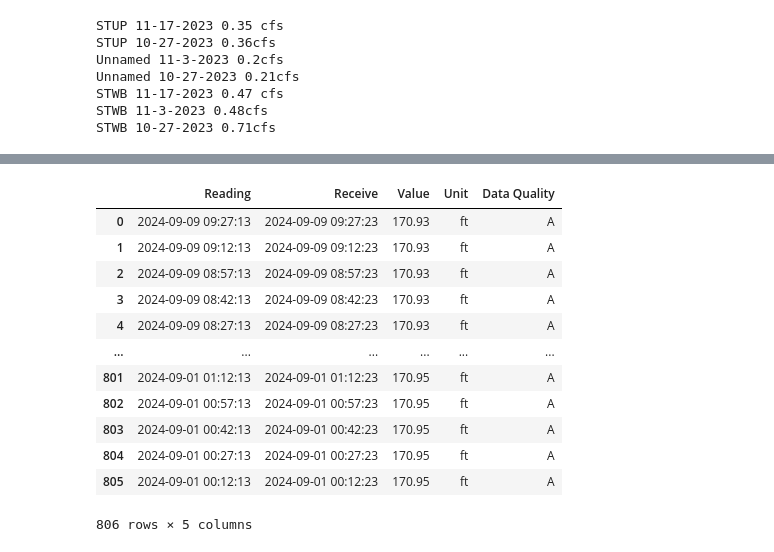
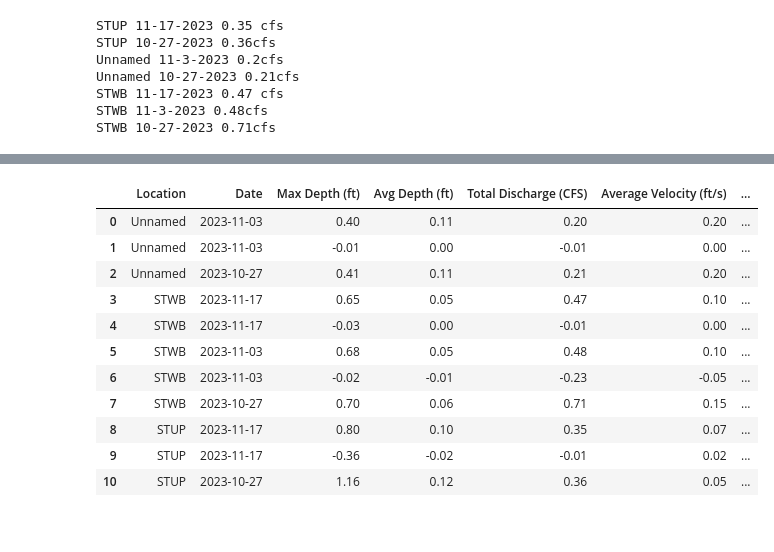
Before and after one commit to sud03r/flowdataviz, a Jupyter notebook: sandbox.ipynb, the cells around one changed output, grey strips where cells are left out. Cells and saved outputs as stored; diff of their text form; code cells hidden in the pictures.

```diff
--- a/sandbox.ipynb
+++ b/sandbox.ipynb
@@ -191,18 +245,35 @@ response = r.get(url)
 csv_data = io.StringIO(response.text)
 df = pd.read_csv(csv_data)
 # %%
-df
+statistics = [[measure.site_code,
+               measure.date.date(),
+               measure.max_observed_depth,
+               measure.max_observed_depth/(measure.flow_data.iloc[-1,0]-measure.flow_data.iloc[0,0]),
+               measure.discharge,
+               measure.average_velocity] for measure in list_measurements]
+
+
+statistics = pd.DataFrame(statistics)
+statistics.columns = ['Location', 'Date', 'Max Depth (ft)', 'Avg Depth (ft)', 'Total Discharge (CFS)', 'Average Velocity (ft/s)']
+statistics = statistics.round(2).sort_values(['Location', 'Date']).set_index(['Location', 'Date'])
+
+diff = (statistics - statistics.shift(1)).groupby('Location').apply(lambda group: group.iloc[1:, :])
+diff.index = diff.index.droplevel(0)
+diff['delta'] = True
+statistics['delta']=False
+
+joined = pd.concat([statistics, diff],axis = 0).sort_values(['Location', 'Date', 'delta'], ascending=[False, False, True]).reset_index()
+joined
 # %% [output]
-|  | Reading | Receive | Value | Unit | Data Quality |
-| 0 | 2024-09-09 09:27:13 | 2024-09-09 09:27:23 | 170.93 | ft | A |
-| 1 | 2024-09-09 09:12:13 | 2024-09-09 09:12:23 | 170.93 | ft | A |
-| 2 | 2024-09-09 08:57:13 | 2024-09-09 08:57:23 | 170.93 | ft | A |
-| 3 | 2024-09-09 08:42:13 | 2024-09-09 08:42:23 | 170.93 | ft | A |
-| 4 | 2024-09-09 08:27:13 | 2024-09-09 08:27:23 | 170.93 | ft | A |
-| ... | ... | ... | ... | ... | ... |
-| 801 | 2024-09-01 01:12:13 | 2024-09-01 01:12:23 | 170.95 | ft | A |
-| 802 | 2024-09-01 00:57:13 | 2024-09-01 00:57:23 | 170.95 | ft | A |
-| 803 | 2024-09-01 00:42:13 | 2024-09-01 00:42:23 | 170.95 | ft | A |
-| 804 | 2024-09-01 00:27:13 | 2024-09-01 00:27:23 | 170.95 | ft | A |
-| 805 | 2024-09-01 00:12:13 | 2024-09-01 00:12:23 | 170.95 | ft | A |
+|  | Location | Date | Max Depth (ft) | Avg Depth (ft) | Total Discharge (CFS) | Average Velocity (ft/s) | ... |
+| 0 | Unnamed | 2023-11-03 | 0.40 | 0.11 | 0.20 | 0.20 | ... |
+| 1 | Unnamed | 2023-11-03 | -0.01 | 0.00 | -0.01 | 0.00 | ... |
+| 2 | Unnamed | 2023-10-27 | 0.41 | 0.11 | 0.21 | 0.20 | ... |
+| 3 | STWB | 2023-11-17 | 0.65 | 0.05 | 0.47 | 0.10 | ... |
+| 4 | STWB | 2023-11-17 | -0.03 | 0.00 | -0.01 | 0.00 | ... |
+| 5 | STWB | 2023-11-03 | 0.68 | 0.05 | 0.48 | 0.10 | ... |
+| 6 | STWB | 2023-11-03 | -0.02 | -0.01 | -0.23 | -0.05 | ... |
+| 7 | STWB | 2023-10-27 | 0.70 | 0.06 | 0.71 | 0.15 | ... |
+| 8 | STUP | 2023-11-17 | 0.80 | 0.10 | 0.35 | 0.07 | ... |
+| 9 | STUP | 2023-11-17 | -0.36 | -0.02 | -0.01 | 0.02 | ... |
+| 10 | STUP | 2023-10-27 | 1.16 | 0.12 | 0.36 | 0.05 | ... |
-806 rows × 5 columns
```
Also changed, not shown: parts of 23 cells of this notebook, 3 other files.
